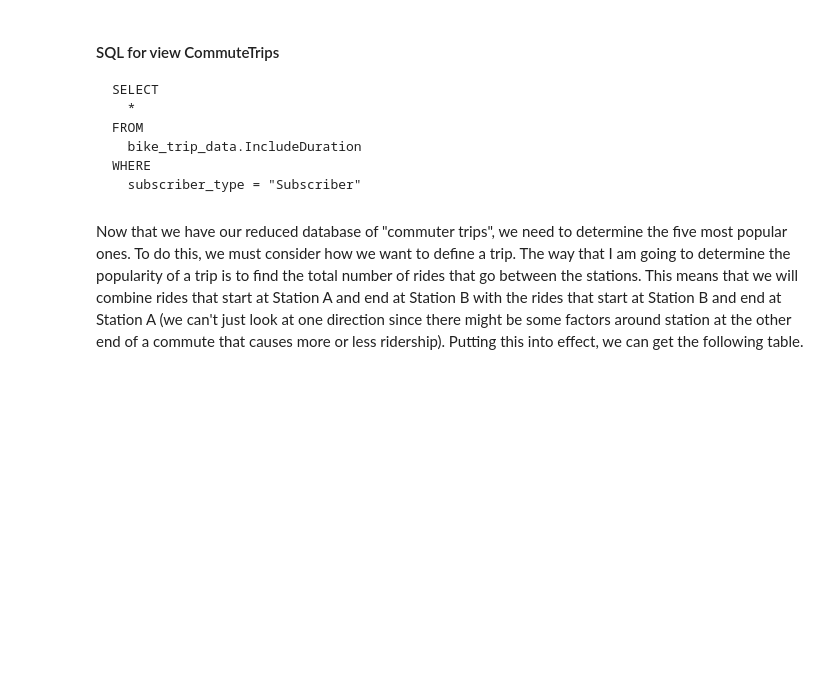
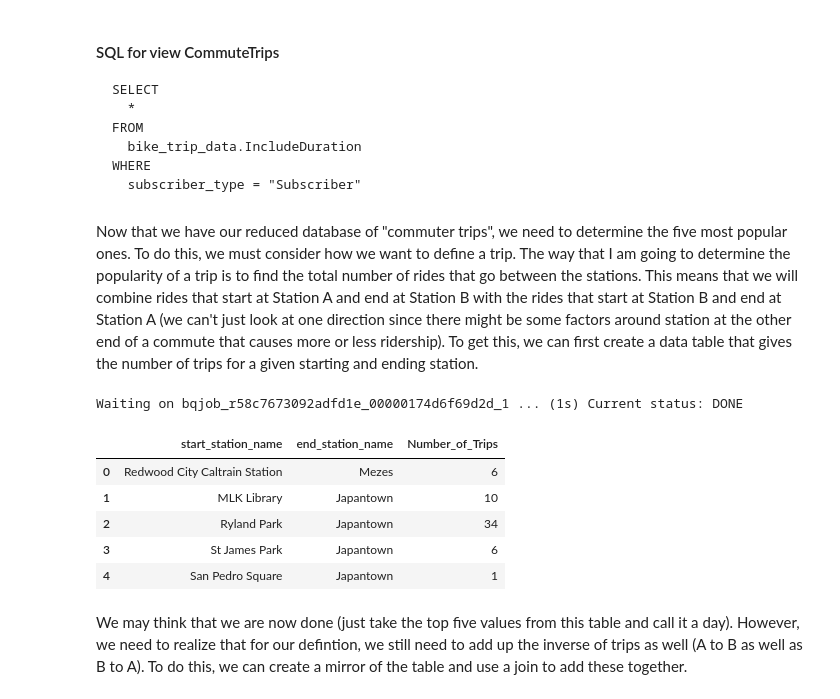
Before and after one commit to isaacvernon1/w205Project1, a Jupyter notebook: Project_1.ipynb, the cells around one changed output. Drawn from its saved outputs; the diff is of its cells as text; code cells hidden in the pictures; blank space fills up the shorter version.

````diff
--- a/Project_1.ipynb
+++ b/Project_1.ipynb
@@ -376,4 +229,29 @@ WHERE
   subscriber_type = "Subscriber"
 ```
 # %% [markdown]
-Now that we have our reduced database of "commuter trips", we need to determine the five most popular ones. To do this, we must consider how we want to define a trip. The way that I am going to determine the popularity of a trip is to find the total number of rides that go between the stations. This means that we will combine rides that start at Station A and end at Station B with the rides that start at Station B and end at Station A (we can't just look at one direction since there might be some factors around station at the other end of a commute that causes more or less ridership). Putting this into effect, we can get the following table.
+Now that we have our reduced database of "commuter trips", we need to determine the five most popular ones. To do this, we must consider how we want to define a trip. The way that I am going to determine the popularity of a trip is to find the total number of rides that go between the stations. This means that we will combine rides that start at Station A and end at Station B with the rides that start at Station B and end at Station A (we can't just look at one direction since there might be some factors around station at the other end of a commute that causes more or less ridership). To get this, we can first create a data table that gives the number of trips for a given starting and ending station.
+# %%
+! bq query --use_legacy_sql=FALSE --format=csv \
+'SELECT\
+  start_station_name,\
+  end_station_name,\
+  COUNT(*) AS Number_of_Trips\
+FROM\
+  bike_trip_data.CommuteTrips\
+GROUP BY\
+  start_station_name,\
+  end_station_name' > TripNumbers.csv
+# %% [output]
+Waiting on bqjob_r58c7673092adfd1e_00000174d6f69d2d_1 ... (1s) Current status: DONE
+# %%
+tripnum = pd.read_csv("TripNumbers.csv")
+tripnum.head()
+# %% [output]
+|  | start_station_name | end_station_name | Number_of_Trips |
+| 0 | Redwood City Caltrain Station | Mezes | 6 |
+| 1 | MLK Library | Japantown | 10 |
+| 2 | Ryland Park | Japantown | 34 |
+| 3 | St James Park | Japantown | 6 |
+| 4 | San Pedro Square | Japantown | 1 |
+# %% [markdown]
+We may think that we are now done (just take the top five values from this table and call it a day). However, we need to realize that for our defintion, we still need to add up the inverse of trips as well (A to B as well as B to A). To do this, we can create a mirror of the table and use a join to add these together.
````
Also changed, not shown: parts of 5 cells of this notebook.
